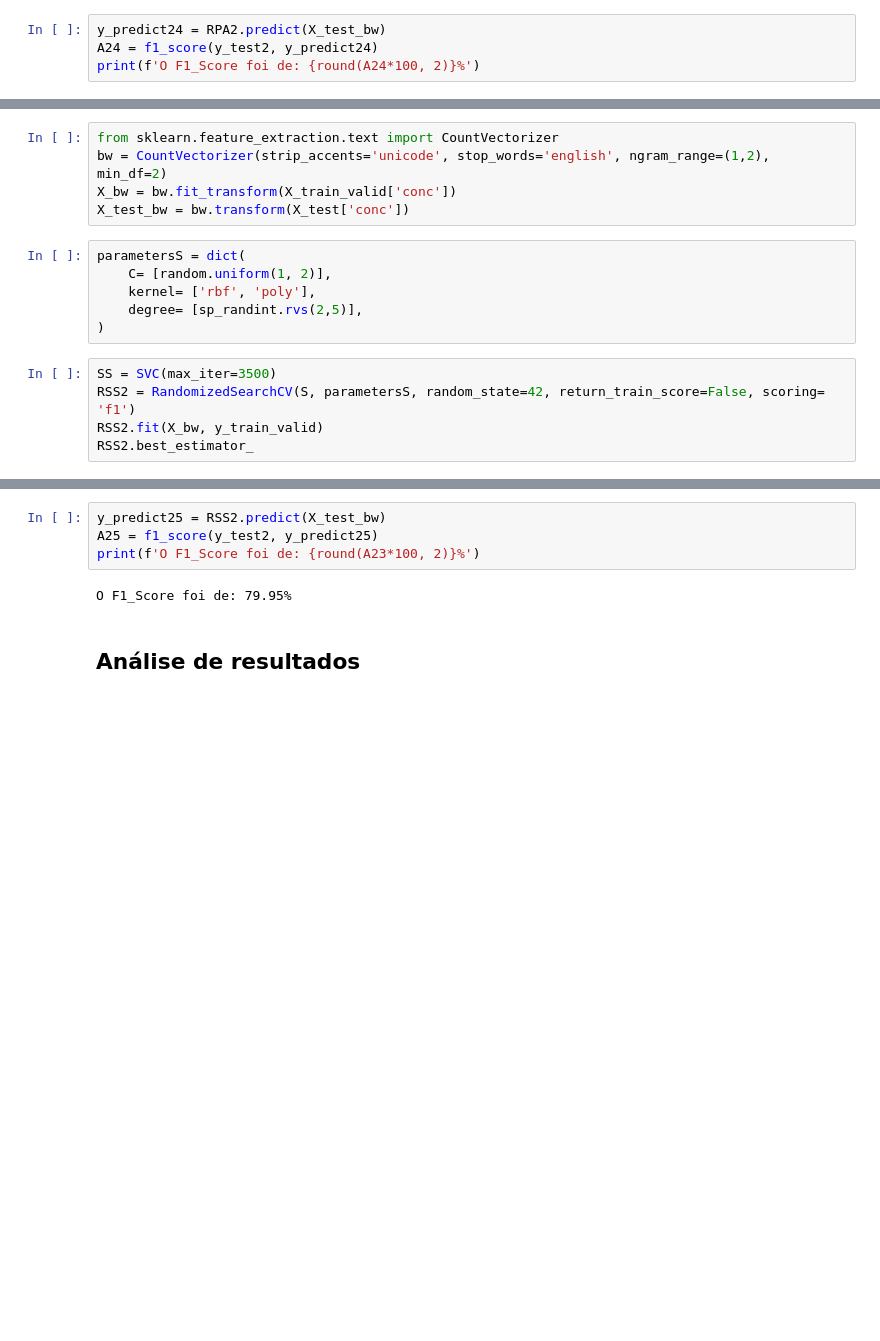
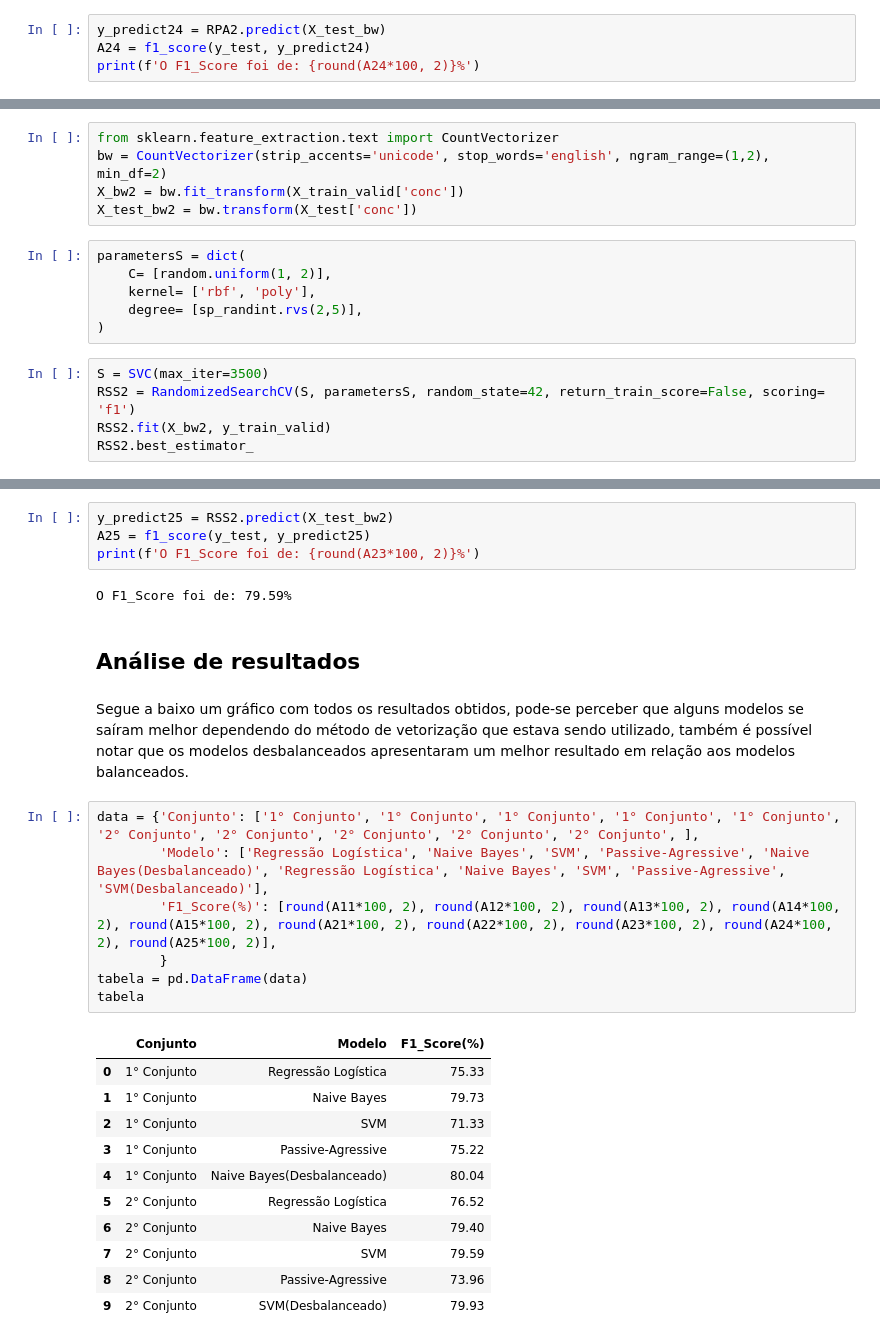
Before and after one commit to juliomaced0/Mentoria_Python_IA, a Jupyter notebook: Trabalho_Final/Trabalho Final.ipynb, the cells around one changed output, grey strips where cells are left out. Drawn from its saved outputs; the diff is of its cells as text; blank space fills up the shorter version.

```diff
--- a/Trabalho_Final/Trabalho Final.ipynb
+++ b/Trabalho_Final/Trabalho Final.ipynb
@@ -680,5 +700,5 @@ PassiveAggressiveClassifier(C=1.1604718562133396, max_iter=1437,
 # %%
 y_predict24 = RPA2.predict(X_test_bw)
-A24 = f1_score(y_test2, y_predict24)
+A24 = f1_score(y_test, y_predict24)
 print(f'O F1_Score foi de: {round(A24*100, 2)}%')
 # %% [output]
@@ -690,8 +710,8 @@ No 2° conjunto o melhor modelo foi o SVM, então, fiz o mesmo teste realizado n
 # %%
 from sklearn.feature_extraction.text import CountVectorizer
 bw = CountVectorizer(strip_accents='unicode', stop_words='english', ngram_range=(1,2), min_df=2)
-X_bw = bw.fit_transform(X_train_valid['conc'])
-X_test_bw = bw.transform(X_test['conc'])
+X_bw2 = bw.fit_transform(X_train_valid['conc'])
+X_test_bw2 = bw.transform(X_test['conc'])
 # %%
 parametersS = dict(
     C= [random.uniform(1, 2)],
@@ -699,8 +719,8 @@ parametersS = dict(
     degree= [sp_randint.rvs(2,5)],
 )
 # %%
-SS = SVC(max_iter=3500)
+S = SVC(max_iter=3500)
 RSS2 = RandomizedSearchCV(S, parametersS, random_state=42, return_train_score=False, scoring= 'f1')
-RSS2.fit(X_bw, y_train_valid)
+RSS2.fit(X_bw2, y_train_valid)
 RSS2.best_estimator_
 # %% [output]
@@ -710,8 +730,29 @@ Novamente, o modelo desbalanceado apresentou uma grande melhora em relação ao
 # %%
-y_predict25 = RSS2.predict(X_test_bw)
-A25 = f1_score(y_test2, y_predict25)
+y_predict25 = RSS2.predict(X_test_bw2)
+A25 = f1_score(y_test, y_predict25)
 print(f'O F1_Score foi de: {round(A23*100, 2)}%')
 # %% [output]
-O F1_Score foi de: 79.95%
+O F1_Score foi de: 79.59%
 # %% [markdown]
 ## Análise de resultados
+# %% [markdown]
+Segue a baixo um gráfico com todos os resultados obtidos, pode-se perceber que alguns modelos se saíram melhor dependendo do método de vetorização que estava sendo utilizado, também é possível notar que os modelos desbalanceados apresentaram um melhor resultado em relação aos modelos balanceados.
+# %%
+data = {'Conjunto': ['1° Conjunto', '1° Conjunto', '1° Conjunto', '1° Conjunto', '1° Conjunto', '2° Conjunto', '2° Conjunto', '2° Conjunto', '2° Conjunto', '2° Conjunto', ],
+        'Modelo': ['Regressão Logística', 'Naive Bayes', 'SVM', 'Passive-Agressive', 'Naive Bayes(Desbalanceado)', 'Regressão Logística', 'Naive Bayes', 'SVM', 'Passive-Agressive', 'SVM(Desbalanceado)'],
+        'F1_Score(%)': [round(A11*100, 2), round(A12*100, 2), round(A13*100, 2), round(A14*100, 2), round(A15*100, 2), round(A21*100, 2), round(A22*100, 2), round(A23*100, 2), round(A24*100, 2), round(A25*100, 2)],
+        }
+tabela = pd.DataFrame(data)
+tabela
+# %% [output]
+|  | Conjunto | Modelo | F1_Score(%) |
+| 0 | 1° Conjunto | Regressão Logística | 75.33 |
+| 1 | 1° Conjunto | Naive Bayes | 79.73 |
+| 2 | 1° Conjunto | SVM | 71.33 |
+| 3 | 1° Conjunto | Passive-Agressive | 75.22 |
+| 4 | 1° Conjunto | Naive Bayes(Desbalanceado) | 80.04 |
+| 5 | 2° Conjunto | Regressão Logística | 76.52 |
+| 6 | 2° Conjunto | Naive Bayes | 79.40 |
+| 7 | 2° Conjunto | SVM | 79.59 |
+| 8 | 2° Conjunto | Passive-Agressive | 73.96 |
+| 9 | 2° Conjunto | SVM(Desbalanceado) | 79.93 |
```
Also changed, not shown: parts of 48 cells of this notebook.
